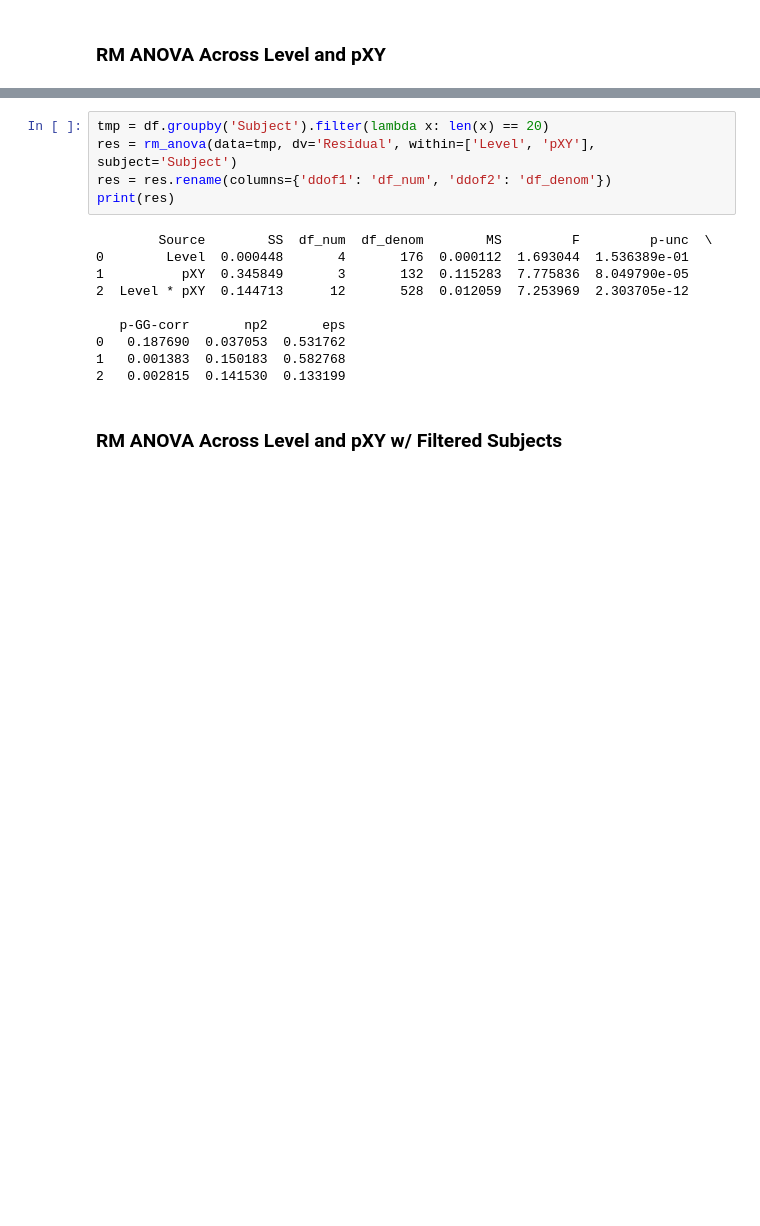
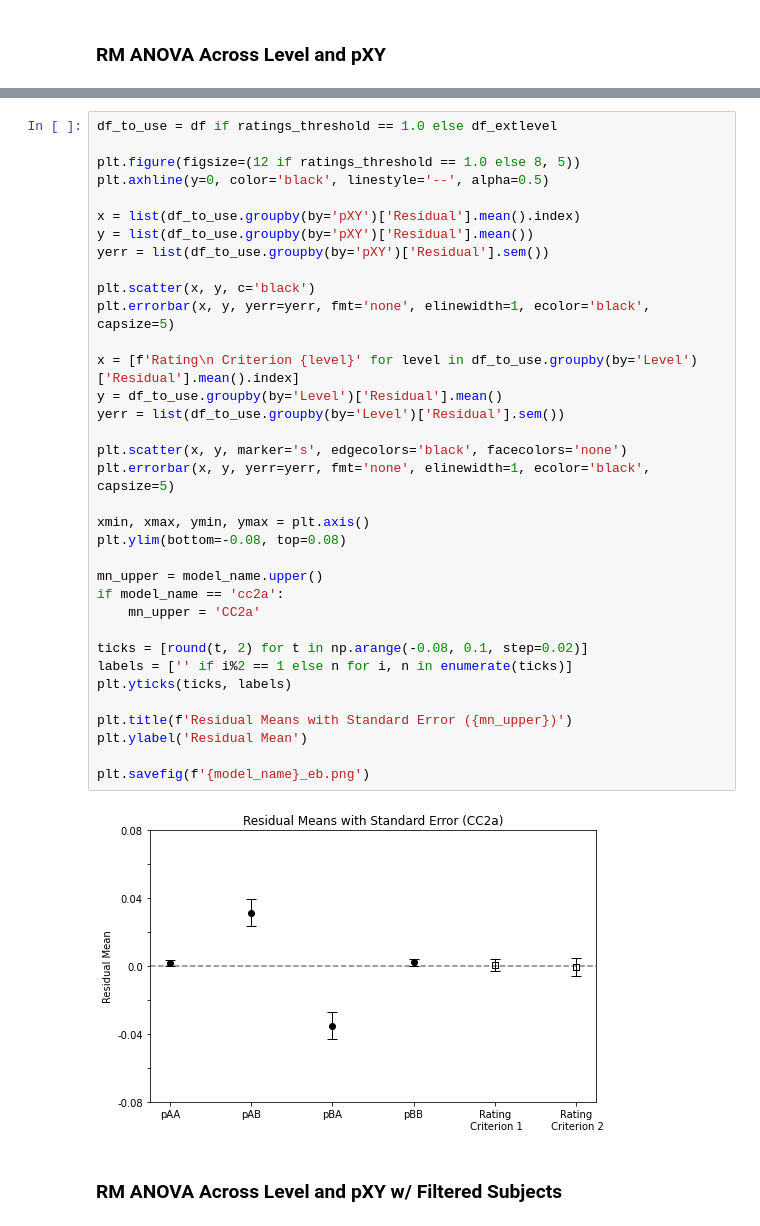
Before and after one commit to alexxyu/decision-modeling, a Jupyter notebook: Model Categorization and Analysis.ipynb, the cells around one changed output, grey strips where cells are left out. Saved outputs shown, nothing was run; the diff lists cells and outputs as text; blank space fills up the shorter version.

```diff
--- a/Model Categorization and Analysis.ipynb
+++ b/Model Categorization and Analysis.ipynb
@@ -407,17 +441,39 @@ print(res)
-# %%
-tmp = df.groupby('Subject').filter(lambda x: len(x) == 20)
-res = rm_anova(data=tmp, dv='Residual', within=['Level', 'pXY'], subject='Subject')
-res = res.rename(columns={'ddof1': 'df_num', 'ddof2': 'df_denom'})
-print(res)
-# %% [output]
-        Source        SS  df_num  df_denom        MS         F         p-unc  \
-0        Level  0.000448       4       176  0.000112  1.693044  1.536389e-01
-1          pXY  0.345849       3       132  0.115283  7.775836  8.049790e-05
-2  Level * pXY  0.144713      12       528  0.012059  7.253969  2.303705e-12
-
-   p-GG-corr       np2       eps
-0   0.187690  0.037053  0.531762
-1   0.001383  0.150183  0.582768
-2   0.002815  0.141530  0.133199
+# %%
+df_to_use = df if ratings_threshold == 1.0 else df_extlevel
+
+plt.figure(figsize=(12 if ratings_threshold == 1.0 else 8, 5))
+plt.axhline(y=0, color='black', linestyle='--', alpha=0.5)
+
+x = list(df_to_use.groupby(by='pXY')['Residual'].mean().index)
+y = list(df_to_use.groupby(by='pXY')['Residual'].mean())
+yerr = list(df_to_use.groupby(by='pXY')['Residual'].sem())
+
+plt.scatter(x, y, c='black')
+plt.errorbar(x, y, yerr=yerr, fmt='none', elinewidth=1, ecolor='black', capsize=5)
+
+x = [f'Rating\n Criterion {level}' for level in df_to_use.groupby(by='Level')['Residual'].mean().index]
+y = df_to_use.groupby(by='Level')['Residual'].mean()
+yerr = list(df_to_use.groupby(by='Level')['Residual'].sem())
+
+plt.scatter(x, y, marker='s', edgecolors='black', facecolors='none')
+plt.errorbar(x, y, yerr=yerr, fmt='none', elinewidth=1, ecolor='black', capsize=5)
+
+xmin, xmax, ymin, ymax = plt.axis()
+plt.ylim(bottom=-0.08, top=0.08)
+
+mn_upper = model_name.upper()
+if model_name == 'cc2a':
+    mn_upper = 'CC2a'
+
+ticks = [round(t, 2) for t in np.arange(-0.08, 0.1, step=0.02)]
+labels = ['' if i%2 == 1 else n for i, n in enumerate(ticks)]
+plt.yticks(ticks, labels)
+
+plt.title(f'Residual Means with Standard Error ({mn_upper})')
+plt.ylabel('Residual Mean')
+
+plt.savefig(f'{model_name}_eb.png')
+# %% [output]
+[figure, added]
 # %% [markdown]
 ### RM ANOVA Across Level and pXY w/ Filtered Subjects
```
Also changed, not shown: parts of 4 cells of this notebook.
